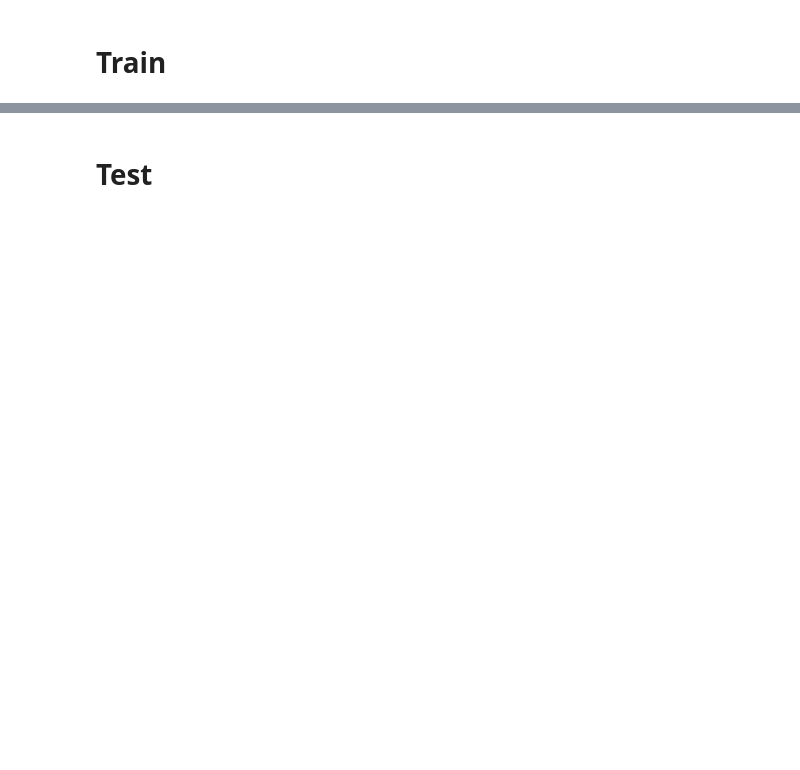
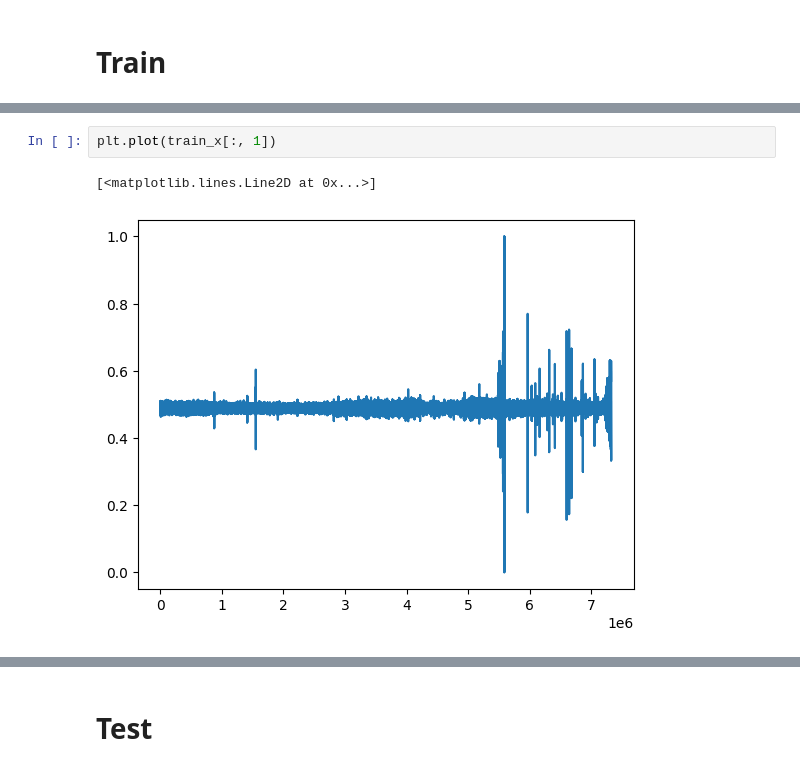
Before and after one commit to qawl987/DAST-self, a Jupyter notebook: 10FEMTO/data_process.ipynb, the cells around one changed output, grey strips where cells are left out. Cells and saved outputs as stored; diff of their text form; blank space fills up the shorter version.

```diff
--- a/10FEMTO/data_process.ipynb
+++ b/10FEMTO/data_process.ipynb
@@ -66,0 +141,5 @@ print(train_x[100][0])
+# %%
+plt.plot(train_x[:, 1])
+# %% [output]
+[<matplotlib.lines.Line2D at 0x...>]
+[figure, added]
```
Also changed, not shown: parts of 43 cells of this notebook.
